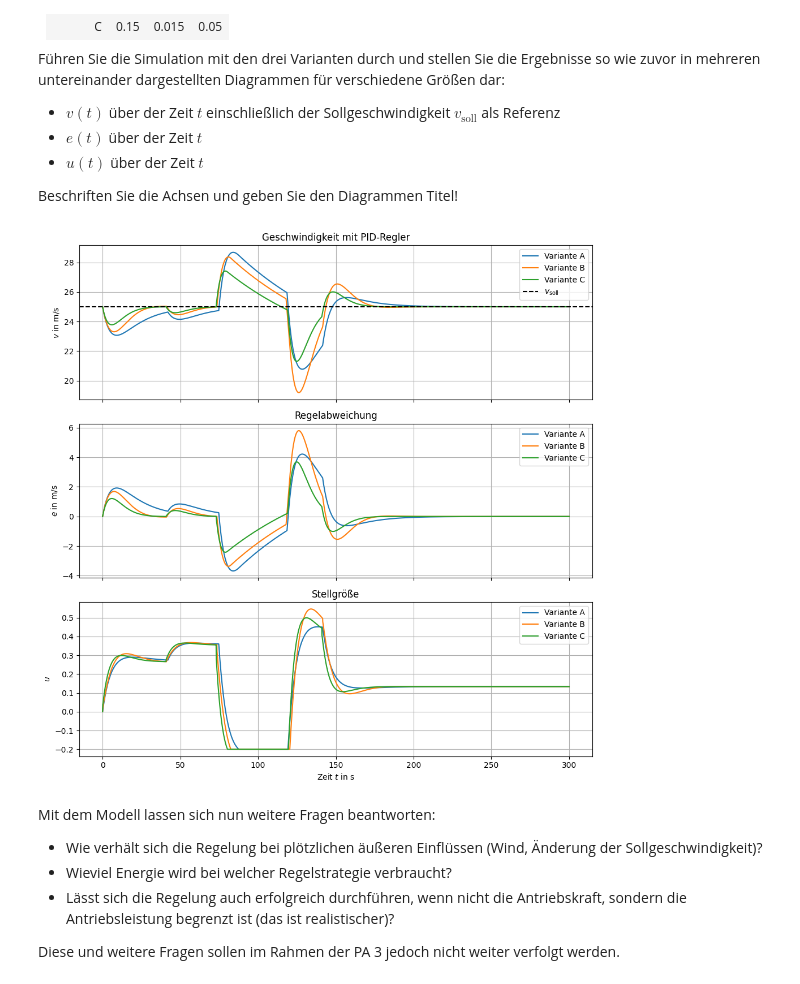
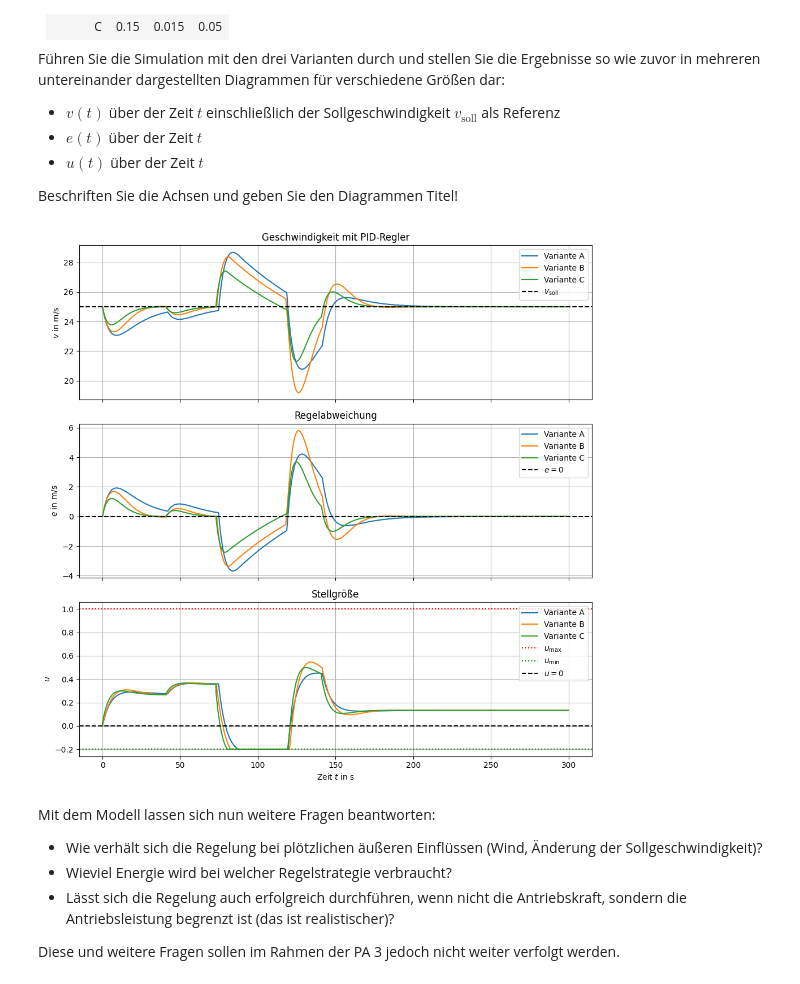
Before and after one commit to fieteschmelzer/PythonFuerIngenieure, a Jupyter notebook: PA/PA3_tempomat.ipynb, the cells around one changed output. Drawn from its saved outputs; the diff is of its cells as text; code cells hidden in the pictures.

```diff
--- a/PA/PA3_tempomat.ipynb
+++ b/PA/PA3_tempomat.ipynb
@@ -256,6 +256,7 @@ Jedes Diagramm soll dabei drei Kurven für die verschiedenen Werte von $K_P$ ent
 Beschriften Sie die Achsen und geben Sie den Diagrammen Titel und eine Legende!
 # %%
 vsoll = 25.0  # m/s
+u_max, u_min = 1.0, -0.2  # Grenzen der Stellgröße
 # Diagramme
 fig, axs = plt.subplots(3, 1, figsize=(10, 10), sharex=True)
 
@@ -271,7 +272,7 @@ for KP in KP_werte:
     x[0] = 0.0                # x(0) = 0 m
     for k in range(len(t) - 1):
         e[k] = vsoll - v[k]                 # Regelabweichung
-        u = np.clip(KP * e[k], -0.2, 1.0)   # P-Regler + Begrenzung
+        u = np.clip(KP * e[k], u_min, u_max)   # P-Regler + Begrenzung
         ua[k] = u
         simulation(v, x, k, u)
     # letzten Zeitschritt ergänzen
@@ -289,11 +290,15 @@ axs[0].set_title('Geschwindigkeit mit P-Regler')
 axs[0].legend()
 axs[0].grid(True)
 # e-Diagramm
+axs[1].axhline(0, color='k', linestyle='--', label='$e = 0$')
 axs[1].set_ylabel('$e$ in m/s')
 axs[1].set_title('Regelabweichung')
 axs[1].legend()
 axs[1].grid(True)
 # u-Diagramm
+axs[2].axhline(u_max, color='r', linestyle=':', label='$u_\\mathrm{max}$')
+axs[2].axhline(u_min, color='g', linestyle=':', label='$u_\\mathrm{min}$')
+axs[2].axhline(0, color='k', linestyle='--', label='$u = 0$')
 axs[2].set_xlabel('Zeit $t$ in s')
 axs[2].set_ylabel('$u$')
 axs[2].set_title('Stellgröße')
@@ -345,40 +350,44 @@ for name, (KP, KI, KD) in varianten.items():
         e[k] = vsoll - v[k]
         I = I + e[k] * dt              # I_k = I_{k-1} + e_k * dt
         D = (e[k] - e_prev) / dt       # D_k = (e_k - e_{k-1}) / dt
-        u = np.clip(KP*e[k] + KI*I + KD*D, -0.2, 1.0)
+        u = np.clip(KP*e[k] + KI*I + KD*D, u_min, u_max)
         ua[k] = u
         e_prev = e[k]
         simulation(v, x, k, u)
     # letzten Zeitschritt ergänzen
     e[-1] = vsoll - v[-1]
     ua[-1] = ua[-2]
 
     axs[0].plot(t, v, label=f'Variante {name}')
     axs[1].plot(t, e, label=f'Variante {name}')
     axs[2].plot(t, ua, label=f'Variante {name}')
 
 # v-Diagramm
 axs[0].axhline(vsoll, color='k', linestyle='--', label='$v_\\mathrm{soll}$')
 axs[0].set_ylabel('$v$ in m/s')
 axs[0].set_title('Geschwindigkeit mit PID-Regler')
 axs[0].legend()
 axs[0].grid(True)
 # e-Diagramm
+axs[1].axhline(0, color='k', linestyle='--', label='$e = 0$')
 axs[1].set_ylabel('$e$ in m/s')
 axs[1].set_title('Regelabweichung')
 axs[1].legend()
 axs[1].grid(True)
 # u-Diagramm
+axs[2].axhline(u_max, color='r', linestyle=':', label='$u_\\mathrm{max}$')
+axs[2].axhline(u_min, color='g', linestyle=':', label='$u_\\mathrm{min}$')
+axs[2].axhline(0, color='k', linestyle='--', label='$u = 0$')
 axs[2].set_xlabel('Zeit $t$ in s')
 axs[2].set_ylabel('$u$')
 axs[2].set_title('Stellgröße')
 axs[2].legend()
 axs[2].grid(True)
 
 plt.tight_layout()
 plt.show()
 # %% [output]
-[figure, old version]
+[figure, new version]
 # %% [markdown]
 Mit dem Modell lassen sich nun weitere Fragen beantworten:
 
```
Also changed, not shown: parts of 2 cells of this notebook, 5 other files.
